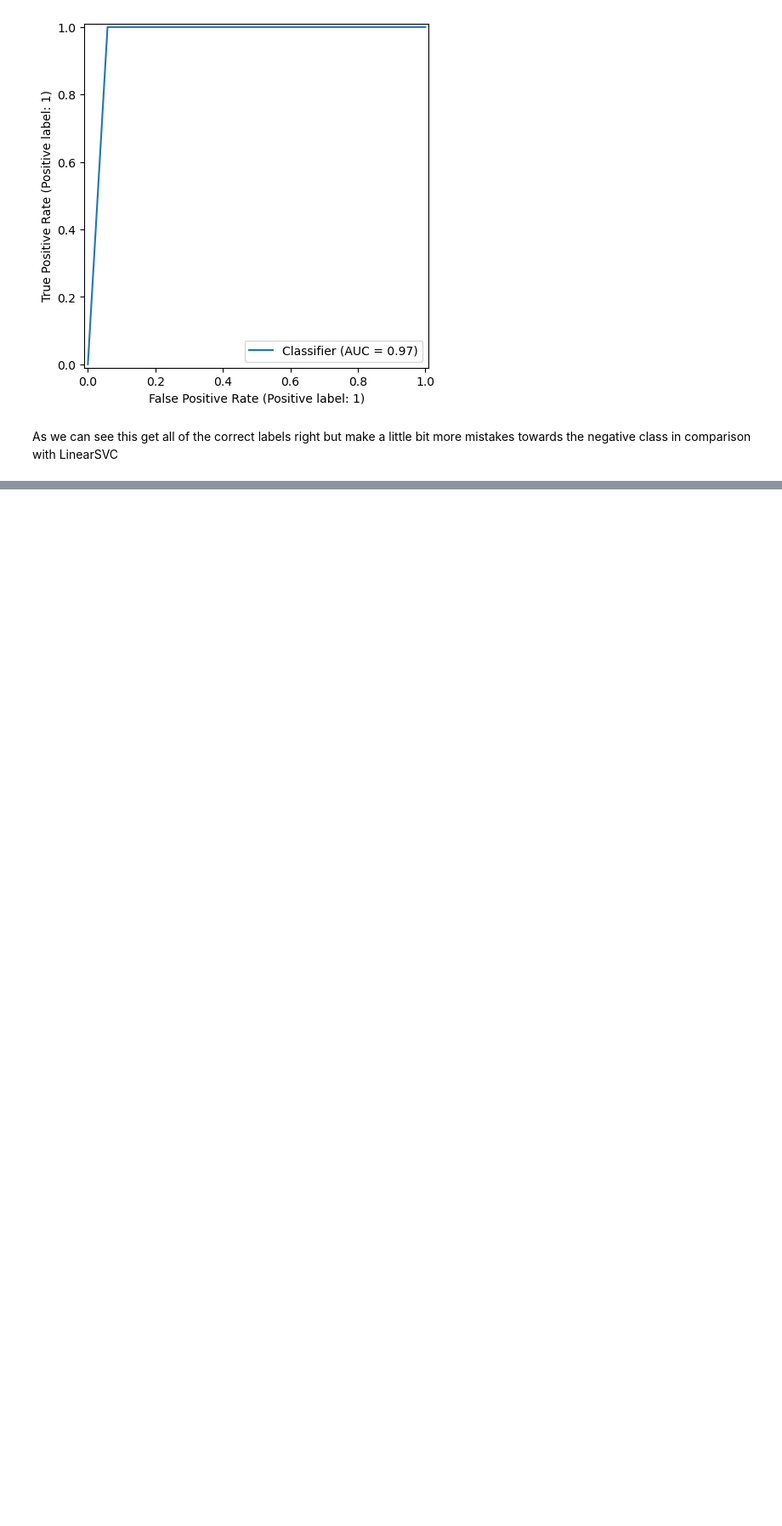
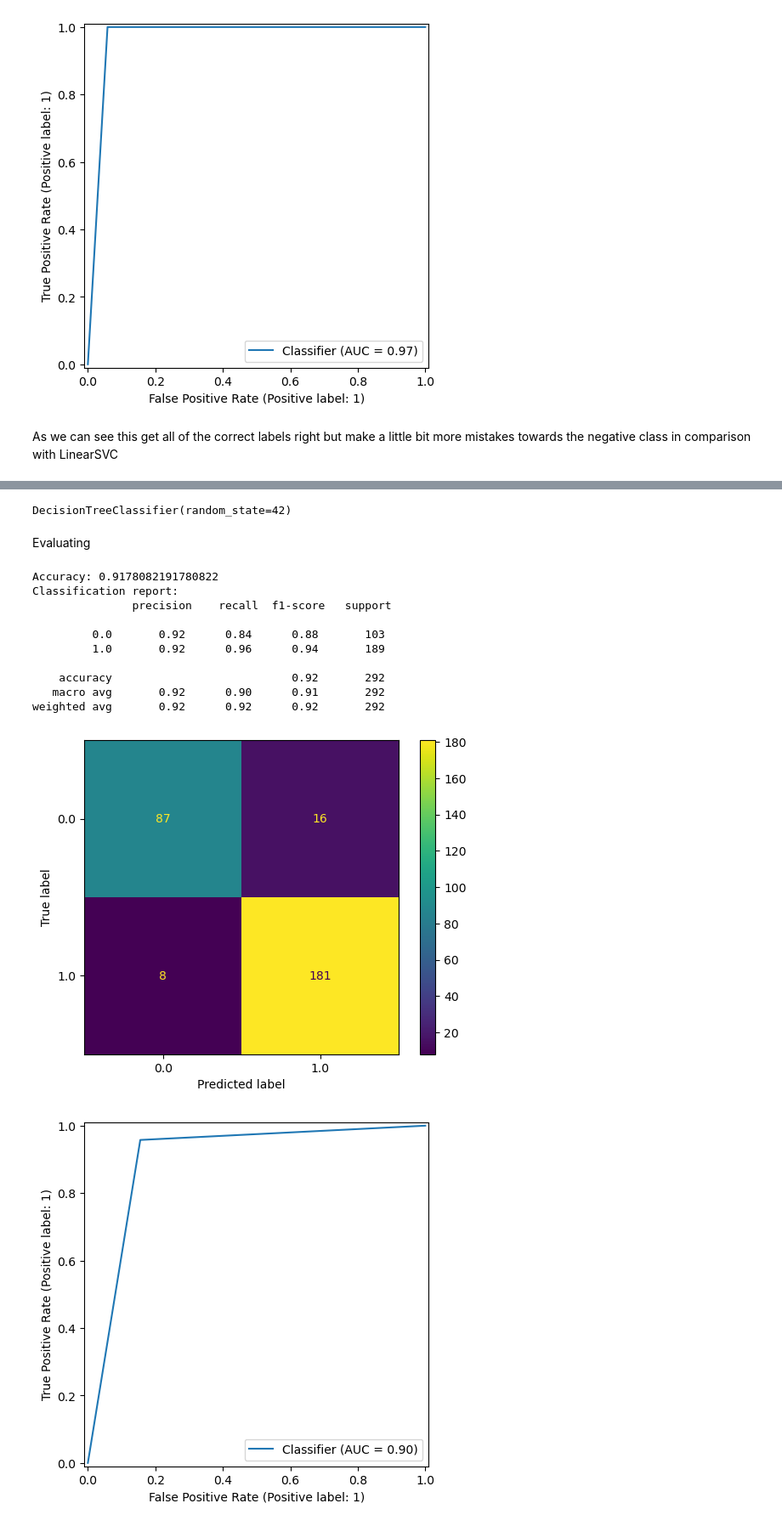
Before and after one commit to Bladwark/FitGym_ML, a Jupyter notebook: FitGym.ipynb, the cells around one changed output, grey strips where cells are left out. Shown at 85% size. Saved outputs shown, nothing was run; the diff lists cells and outputs as text; code cells hidden in the pictures; blank space fills up the shorter version.

Commit message:
added 2 other tree based models and wrote down a conslusion of the research

```diff
--- a/FitGym.ipynb
+++ b/FitGym.ipynb
@@ -857,0 +858,36 @@ As we can see this get all of the correct labels right but make a little bit mor
+# %%
+tree = DecisionTreeClassifier(random_state=42)
+tree.fit(X=X_train, y=y_train)
+# %% [output]
+DecisionTreeClassifier(random_state=42)
+# %% [markdown]
+Evaluating
+# %%
+y_pred = tree.predict(X_test)
+
+accuracy = accuracy_score(y_true=y_test,y_pred=y_pred)
+report = classification_report(y_true=y_test,y_pred=y_pred)
+print(f'Accuracy: {accuracy}')
+print('Classification report:\n',report)
+
+cfm = confusion_matrix(y_true=y_test,y_pred=y_pred,labels=tree.classes_)
+cfm_disp = ConfusionMatrixDisplay(confusion_matrix=cfm,
+                              display_labels=tree.classes_)
+cfm_disp.plot()
+
+RocCurveDisplay.from_predictions(y_true=y_test,y_pred=y_pred)
+plt.tight_layout()
+plt.show()
+# %% [output]
+Accuracy: 0.9178082191780822
+Classification report:
+               precision    recall  f1-score   support
+
+         0.0       0.92      0.84      0.88       103
+         1.0       0.92      0.96      0.94       189
+
+    accuracy                           0.92       292
+   macro avg       0.92      0.90      0.91       292
+weighted avg       0.92      0.92      0.92       292
+[figure, added]
+[figure, added]
```
Also changed, not shown: parts of 31 cells of this notebook.
